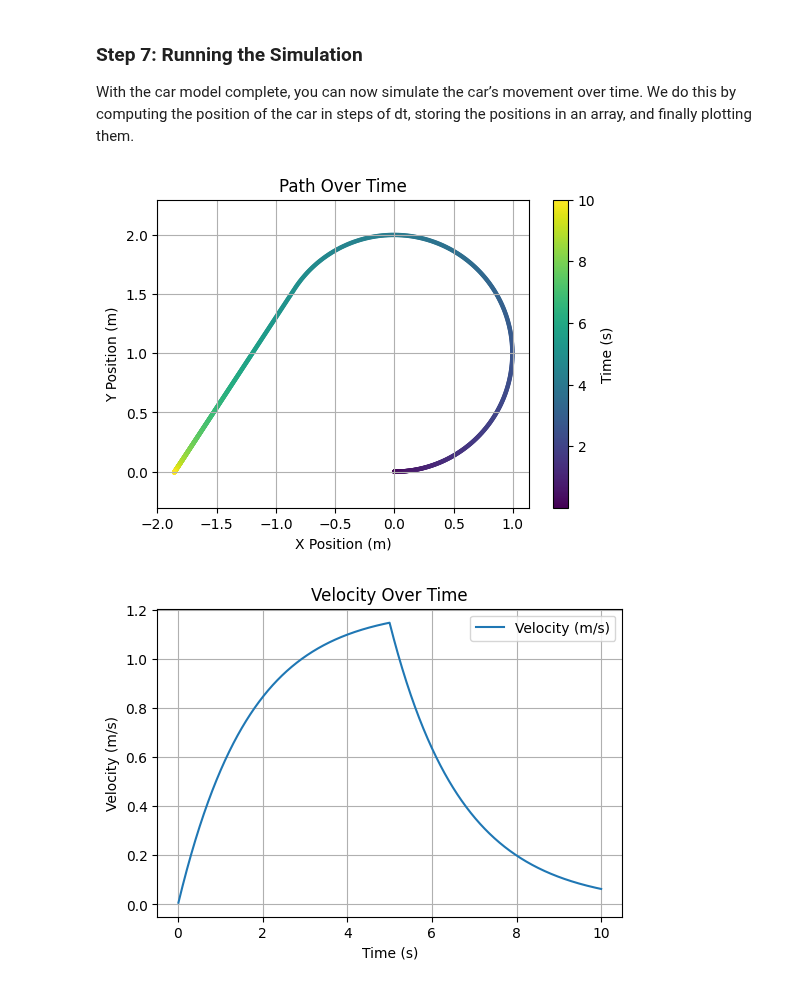
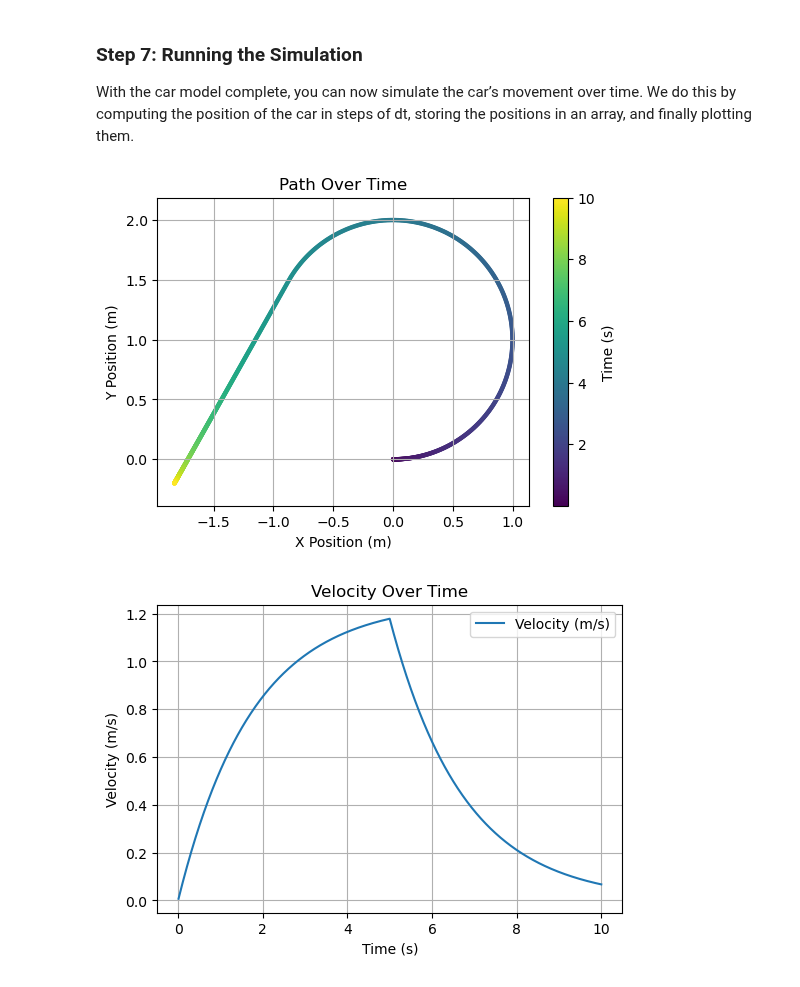
Before and after one commit to OpenEd-IP3/Book, a Jupyter notebook: Module 4.ipynb, the cells around one changed output. Drawn from its saved outputs; the diff is of its cells as text; code cells hidden in the pictures.

```diff
--- a/Module 4.ipynb
+++ b/Module 4.ipynb
@@ -241,9 +243,9 @@ $$ \text{acceleration} = \frac{F_{\text{motor}}}{m} - \frac{b}{m} v - \frac{c}{m
 We can now implement this equation as a function in Python:
 # %%
 # Step 3: Define a function to update the car's velocity
-def update_velocity(velocity, F_motor, mass, friction_coefficient, air_resistance_coefficient, dt):
+def update_velocity(velocity, F_motor, mass, friction_coefficient, dt):
     # Calculate acceleration
-    acceleration = (F_motor / mass) - (friction_coefficient / mass) * velocity - (air_resistance_coefficient / mass) * velocity**2
+    acceleration = (F_motor / mass) - (friction_coefficient / mass) * velocity
     # Update velocity
     velocity += acceleration * dt
     return velocity
@@ -285,13 +287,12 @@ Now that you have functions to update each part of the car’s state, it’s con
 # %%
 # Step 6: Create the KITT_Dynamics class
 class KITT_Dynamics:
-    def __init__(self, mass, wheelbase, track_width, friction_coefficient, air_resistance_coefficient, max_motor_force):
+    def __init__(self, mass, wheelbase, track_width, friction_coefficient, max_motor_force):
         # Physical properties of the car
         self.mass = mass
         self.wheelbase = wheelbase
         self.track_width = track_width
         self.friction_coefficient = friction_coefficient
-        self.air_resistance_coefficient = air_resistance_coefficient
         self.max_motor_force = max_motor_force
 
         # Initial state
@@ -305,7 +306,7 @@ class KITT_Dynamics:
         F_motor = self.max_motor_force if motor_on else 0.0
 
         # Update the car's state
-        self.velocity = update_velocity(self.velocity, F_motor, self.mass, self.friction_coefficient, self.air_resistance_coefficient, dt)
+        self.velocity = update_velocity(self.velocity, F_motor, self.mass, self.friction_coefficient, dt)
         self.orientation = update_orientation(self.orientation, self.velocity, turn_radius, dt)
         self.position = update_position(self.position, self.velocity, self.orientation, dt)
 
@@ -330,7 +331,7 @@ simulation_time = 10.0  # total simulation time (s)
 turn_radius = 1.0  # turn radius in meters (positive for right, negative for left)
 
 # Initialize the car model
-car = KITT_Dynamics(mass, wheelbase, track_width, friction_coefficient, air_resistance_coefficient, max_motor_force)
+car = KITT_Dynamics(mass, wheelbase, track_width, friction_coefficient, max_motor_force)
 
 # Arrays to store the simulation data
 positions = []
@@ -351,35 +352,35 @@ for t in np.arange(0, simulation_time, dt):
     orientations.append(state['orientation'])
     times.append(state['time'])
 
 # Convert to numpy arrays for easier plotting
 positions = np.array(positions)
 velocities = np.array(velocities)
 orientations = np.array(orientations)
 times = np.array(times)
 
 # Plotting the car's path with color gradient based on time
 plt.figure(figsize=(6, 4))
 sc = plt.scatter(positions[:, 0], positions[:, 1], c=times, cmap='viridis', label="Car Path", s=5)
 plt.xlabel("X Position (m)")
 plt.ylabel("Y Position (m)")
 plt.title("Path Over Time")
 plt.axis('equal')
 plt.grid(True)
 plt.colorbar(sc, label="Time (s)")
 plt.show()
 
 # Plotting the car's velocity over time
 plt.figure(figsize=(6, 4))
 plt.plot(times, velocities, label="Velocity (m/s)")
 plt.xlabel("Time (s)")
 plt.ylabel("Velocity (m/s)")
 plt.title("Velocity Over Time")
 plt.grid(True)
 plt.legend()
 plt.show()
 # %% [output]
-[figure, old version]
+[figure, new version]
-[figure, old version]
+[figure, new version]
 # %% [markdown]
 ## Mid-term assessment and report
 
```
Also changed, not shown: parts of 11 cells of this notebook, 2 other files.
